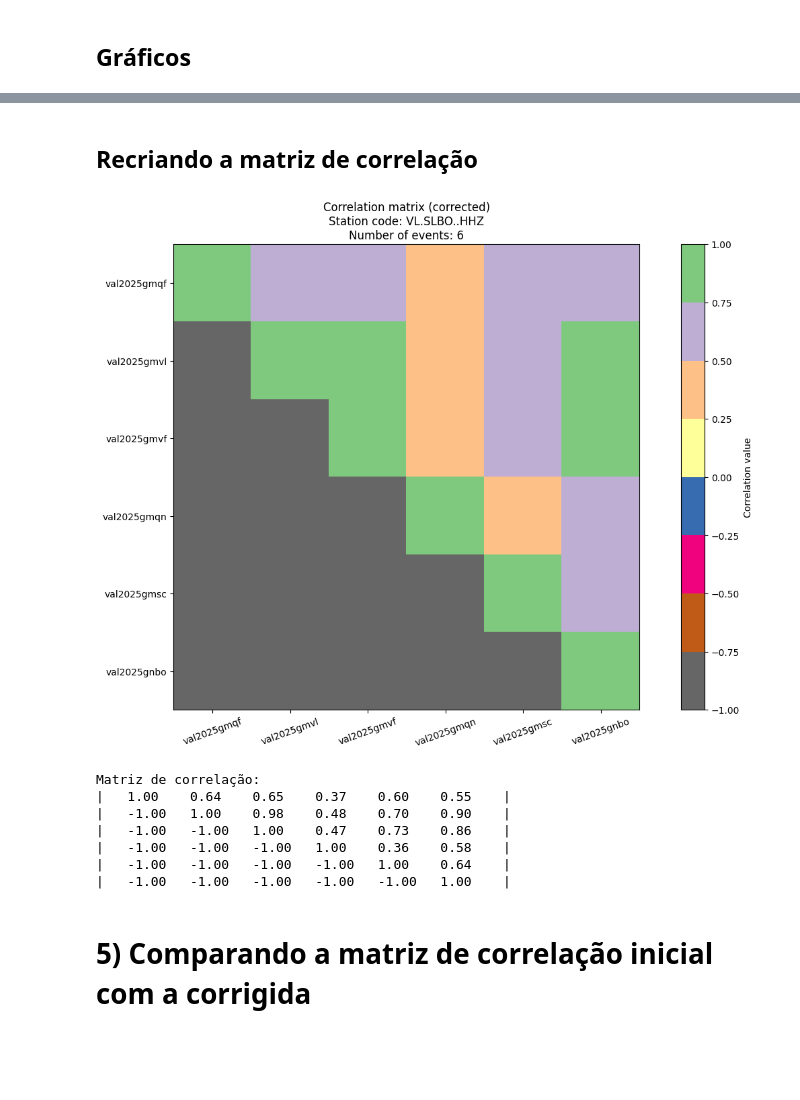
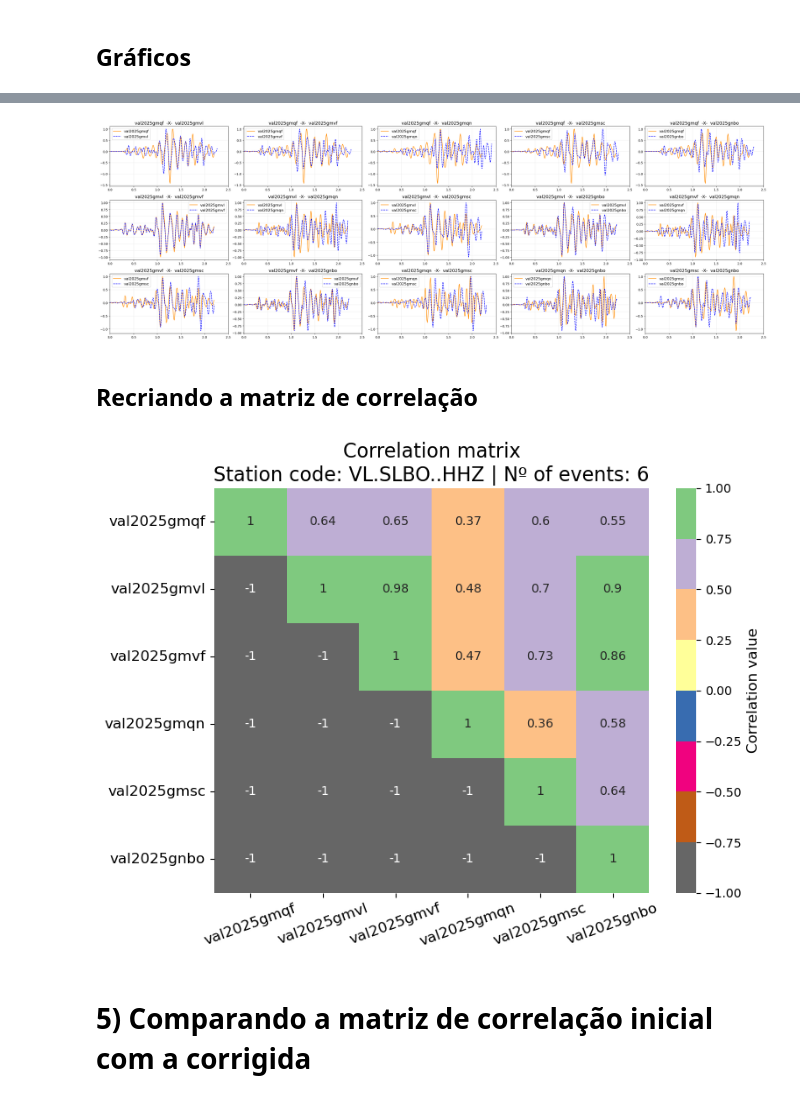
Before and after one commit to FernandoL12/IC-Seismology-2025, a Jupyter notebook: Correlation.ipynb, the cells around one changed output, grey strips where cells are left out. Saved outputs shown, nothing was run; the diff lists cells and outputs as text; code cells hidden in the pictures; blank space fills up the shorter version.

```diff
--- a/Correlation.ipynb
+++ b/Correlation.ipynb
@@ -513,17 +474,15 @@ plt.tight_layout()
+# %%
+plot_graph(info_dict, 5, [30,10])
+# %% [output]
+[figure, added]
 # %% [markdown]
 ## Recriando a matriz de correlação
+# %%
+Mcorr=corr_matrix(ev_id, station, t0=0, phase=["P"], fmin=5,fmax=15, start1=0.2,start2=4, end1=2,end2=2, maxshift=20, n_samples=None)
 # %%
-Mcorr=corr_matrix(ev_id, station, t0=0, phase=["P"], fmin=5,fmax=15, start1=0.2,start2=4, end1=2,end2=2, maxshift=20, n_samples=None, plot=True, figsize=(16,9), cmap='Accent_r')
-
-plot_matrix(ev_id, Mcorr)
+plot_matrix(Mcorr, ev_id)
+# print_matrix(Mcorr, ev_id)
 # %% [output]
-[figure, old version]
+[figure, new version]
-Matriz de correlação:
-|   1.00    0.64    0.65    0.37    0.60    0.55    |
-|   -1.00   1.00    0.98    0.48    0.70    0.90    |
-|   -1.00   -1.00   1.00    0.47    0.73    0.86    |
-|   -1.00   -1.00   -1.00   1.00    0.36    0.58    |
-|   -1.00   -1.00   -1.00   -1.00   1.00    0.64    |
-|   -1.00   -1.00   -1.00   -1.00   -1.00   1.00    |
 # %% [markdown]
 # 5) Comparando a matriz de correlação inicial com a corrigida
```
Also changed, not shown: parts of 8 cells of this notebook.
